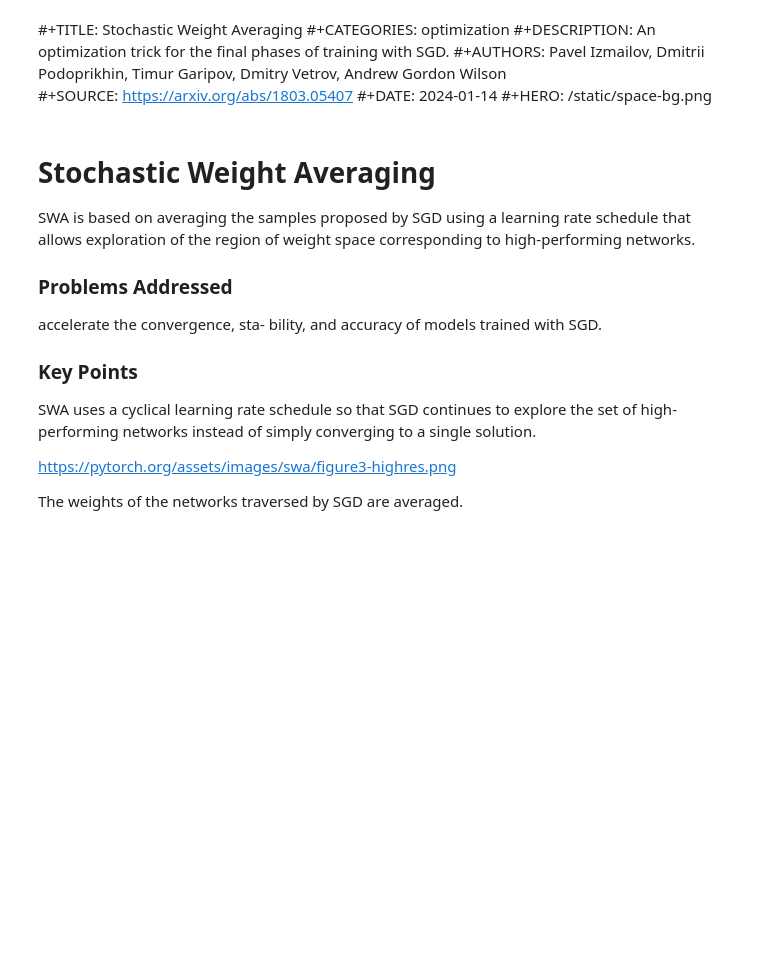
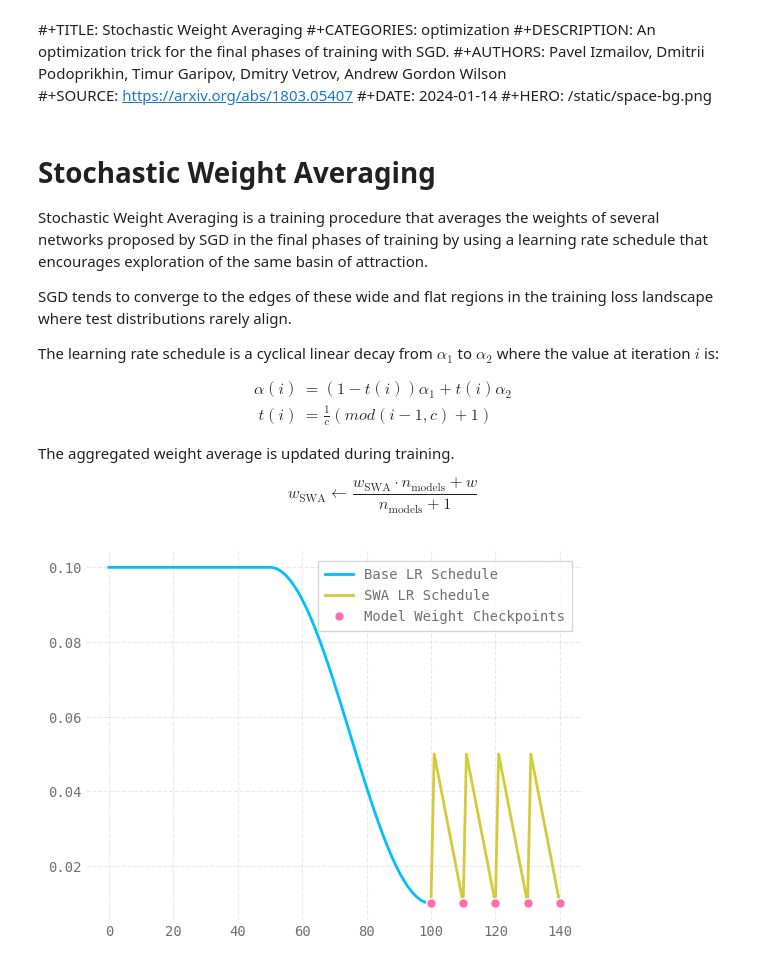
Before and after one commit to deadneuron/home, a Jupyter notebook: src/notebooks/stochastic-weight-averaging.ipynb, the cells around one changed output. Cells and saved outputs as stored; diff of their text form; code cells hidden in the pictures; blank space fills up the shorter version.

```diff
--- a/src/notebooks/stochastic-weight-averaging.ipynb
+++ b/src/notebooks/stochastic-weight-averaging.ipynb
@@ -9,17 +9,21 @@
 # %% [markdown]
 # Stochastic Weight Averaging
 
-SWA is based on averaging the samples proposed by SGD using a learning rate schedule that allows exploration of the region of weight space corresponding to high-performing networks.
+Stochastic Weight Averaging is a training procedure that averages the weights of several networks proposed by SGD in the final phases of training by using a learning rate schedule that encourages exploration of the same basin of attraction.
 
-### Problems Addressed
+<!-- ![https://pytorch.org/assets/images/swa/Figure1.png](https://pytorch.org/assets/images/swa/Figure1.png) -->
 
-accelerate the convergence, sta-
-bility, and accuracy of models trained with SGD.
+SGD tends to converge to the edges of these wide and flat regions in the training loss landscape where test distributions rarely align.
 
-### Key Points
+The learning rate schedule is a cyclical linear decay from $\alpha_1$ to $\alpha_2$ where the value at iteration $i$ is:
 
-SWA uses a cyclical learning rate schedule so that SGD continues to explore the set of high-performing networks instead of simply converging to a single solution.
+\begin{align}
+\alpha(i) &= (1 - t(i))\alpha_1 + t(i) \alpha_2 \\
+t(i) &= \frac{1}{c}(mod(i - 1, c) + 1)
+\end{align}
 
-https://pytorch.org/assets/images/swa/figure3-highres.png
+The aggregated weight average is updated during training.
 
-The weights of the networks traversed by SGD are averaged.
+$$
+w_{\text{SWA}} \leftarrow \frac{w_{\text{SWA}} \cdot n_{\text{models}} + w}{n_{\text{models}} + 1}
+$$
@@ -25,0 +41,46 @@ The weights of the networks traversed by SGD are averaged.
+# %%
+class Net(nn.Module):
+    def __init__(self, in_channels=1, n_outputs=10):
+        super(Net, self).__init__()
+
+        self.conv1 = nn.Conv2d(in_channels, 8, kernel_size=3)
+        self.conv2 = nn.Conv2d(8, 16, kernel_size=3)
+        self.pool = nn.MaxPool2d(kernel_size=2)
+        self.fc1 = nn.Linear(16*3*3, 128)
+        self.fc2 = nn.Linear(128, n_outputs)
+
+    def forward(self, x):
+        x = self.pool(F.relu(self.conv1(x)))
+        x = self.pool(F.relu(self.conv2(x)))
+        x = x.view(x.size(0), -1)
+        x = F.relu(self.fc1(x))
+        x = self.fc2(x)
+
+        return x
+# %%
+model = Net()
+optimizer = torch.optim.SGD(model.parameters(), lr=0.1)
+
+constant = torch.optim.lr_scheduler.ConstantLR(
+    optimizer, factor=1.0, total_iters=50)
+decay = torch.optim.lr_scheduler.CosineAnnealingLR(
+    optimizer, T_max=50, eta_min=0.01)
+cyclic = torch.optim.lr_scheduler.CyclicLR(optimizer, base_lr=0.01, max_lr=0.05, step_size_up=1, step_size_down=9)
+scheduler = torch.optim.lr_scheduler.SequentialLR(
+    optimizer, schedulers=[constant, decay, cyclic], milestones=[50, 100])
+
+lrs = []
+epochs = 140
+
+for i in range(epochs + 1):
+    lrs.append(scheduler.get_last_lr())
+    scheduler.step()
+
+avg_points = [(100, 0.01), (110, 0.01)]
+plt.plot(range(0, 100), lrs[:100], label="Base LR Schedule")
+plt.plot(range(100, 141), lrs[100:141], label="SWA LR Schedule")
+plt.plot(range(100,141,10), [0.01]*5, 'o', label="Model Weight Checkpoints")
+plt.legend()
+plt.show()
+# %% [output]
+[figure, added]
```
Also changed, not shown: parts of 1 cell of this notebook, 11 other files.
